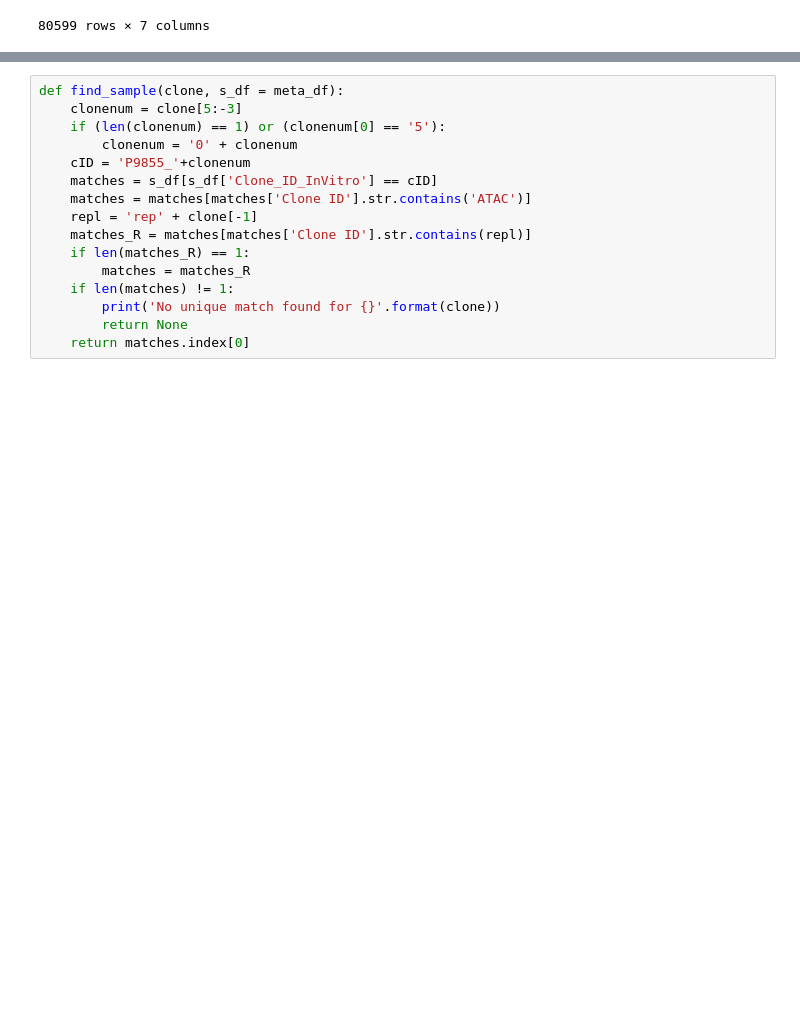
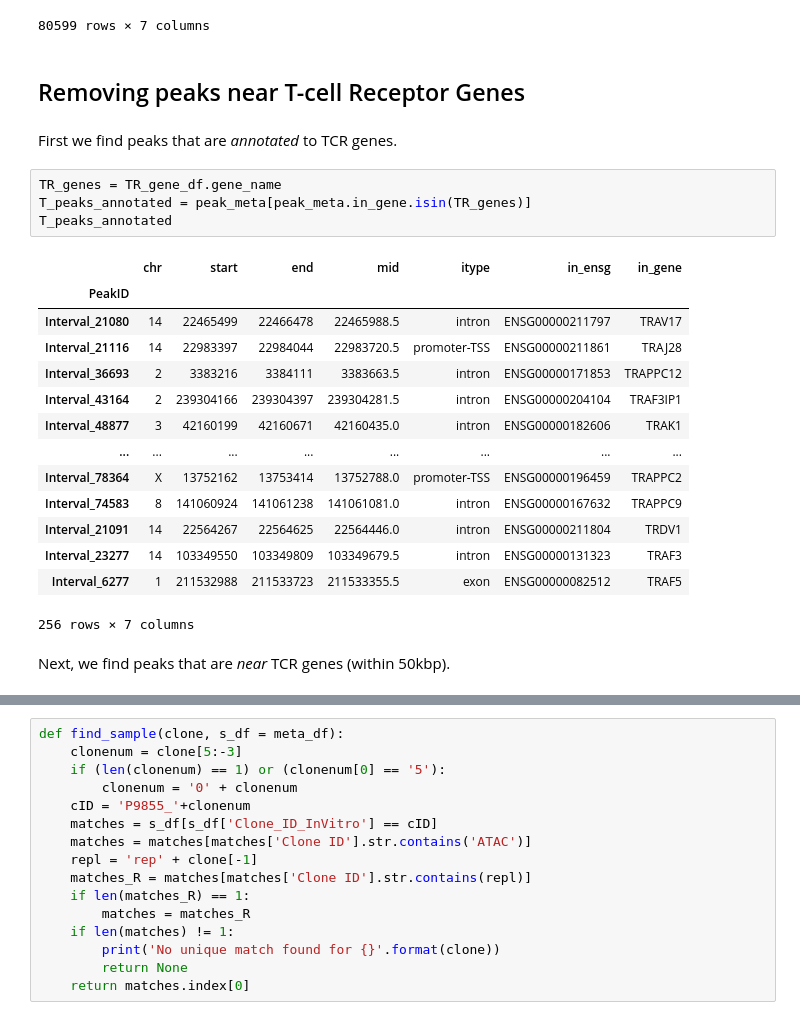
Before and after one commit to MartyWeissman/ClonalOmics, a Jupyter notebook: Data/P9855 Preprocessing with Scanpy.ipynb, the cells around one changed output, grey strips where cells are left out. Saved outputs shown, nothing was run; the diff lists cells and outputs as text; blank space fills up the shorter version.

```diff
--- a/Data/P9855 Preprocessing with Scanpy.ipynb
+++ b/Data/P9855 Preprocessing with Scanpy.ipynb
@@ -715,3 +756,28 @@ peak_meta
 | Interval_18056 | 12 | 110243018 | 110243675 | 110243346.5 | intron | ENSG00000111199 | TRPV4 |
 | Interval_10427 | 10 | 114392568 | 114392835 | 114392701.5 | intron | ENSG00000151532 | VTI1A |
 80599 rows × 7 columns
+# %% [markdown]
+## Removing peaks near T-cell Receptor Genes
+# %% [markdown]
+First we find peaks that are *annotated* to TCR genes.
+# %%
+TR_genes = TR_gene_df.gene_name
+T_peaks_annotated = peak_meta[peak_meta.in_gene.isin(TR_genes)]
+T_peaks_annotated
+# %% [output]
+|  | chr | start | end | mid | itype | in_ensg | in_gene |
+| PeakID |  |  |  |  |  |  |  |
+| Interval_21080 | 14 | 22465499 | 22466478 | 22465988.5 | intron | ENSG00000211797 | TRAV17 |
+| Interval_21116 | 14 | 22983397 | 22984044 | 22983720.5 | promoter-TSS | ENSG00000211861 | TRAJ28 |
+| Interval_36693 | 2 | 3383216 | 3384111 | 3383663.5 | intron | ENSG00000171853 | TRAPPC12 |
+| Interval_43164 | 2 | 239304166 | 239304397 | 239304281.5 | intron | ENSG00000204104 | TRAF3IP1 |
+| Interval_48877 | 3 | 42160199 | 42160671 | 42160435.0 | intron | ENSG00000182606 | TRAK1 |
+| ... | ... | ... | ... | ... | ... | ... | ... |
+| Interval_78364 | X | 13752162 | 13753414 | 13752788.0 | promoter-TSS | ENSG00000196459 | TRAPPC2 |
+| Interval_74583 | 8 | 141060924 | 141061238 | 141061081.0 | intron | ENSG00000167632 | TRAPPC9 |
+| Interval_21091 | 14 | 22564267 | 22564625 | 22564446.0 | intron | ENSG00000211804 | TRDV1 |
+| Interval_23277 | 14 | 103349550 | 103349809 | 103349679.5 | intron | ENSG00000131323 | TRAF3 |
+| Interval_6277 | 1 | 211532988 | 211533723 | 211533355.5 | exon | ENSG00000082512 | TRAF5 |
+256 rows × 7 columns
+# %% [markdown]
+Next, we find peaks that are *near* TCR genes (within 50kbp).
```
Also changed, not shown: parts of 27 cells of this notebook, 2 other files.
